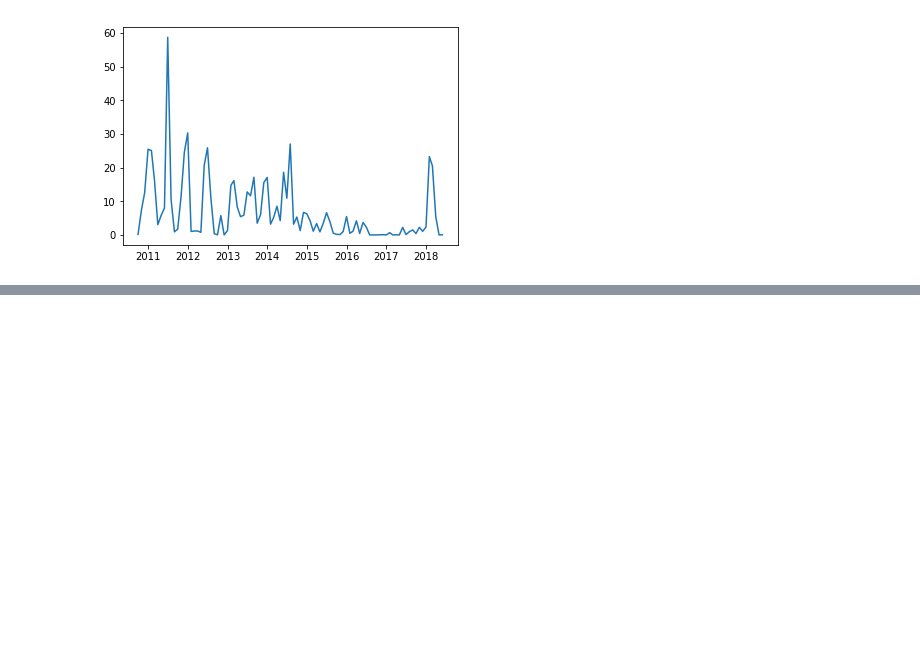
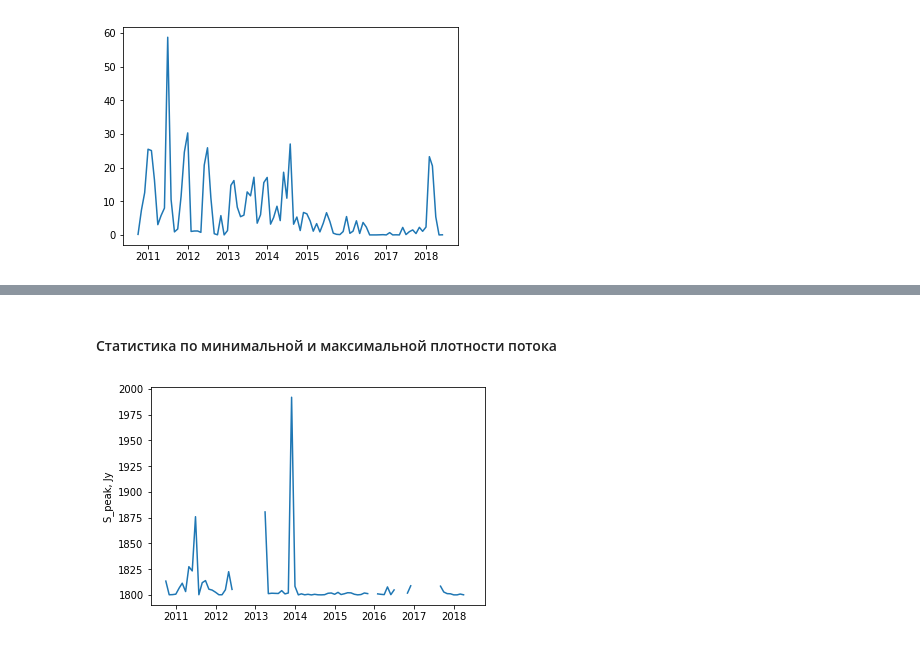
Before and after one commit to KazAndr/SWTraject, a Jupyter notebook: analyze_tab.ipynb, the cells around one changed output, grey strips where cells are left out. Cells and saved outputs as stored; diff of their text form; code cells hidden in the pictures; blank space fills up the shorter version.

```diff
--- a/analyze_tab.ipynb
+++ b/analyze_tab.ipynb
@@ -522,0 +658,11 @@ plt.show()
+# %%
+# Добавление медианы к пиковой плотности потока импульса
+gp_pulses['amp_GP']  = gp_pulses['amp of gp, adc u'] + gp_pulses['Median, adc u']
+# %% [markdown]
+#### Статистика по минимальной и максимальной плотности потока
+# %%
+plt.plot(gp_pulses['amp_GP'].resample('M').min().to_frame())
+plt.ylabel('S_peak, Jy')
+plt.show()
+# %% [output]
+[figure, added]
```
Also changed, not shown: parts of 49 cells of this notebook, 7 other files.
